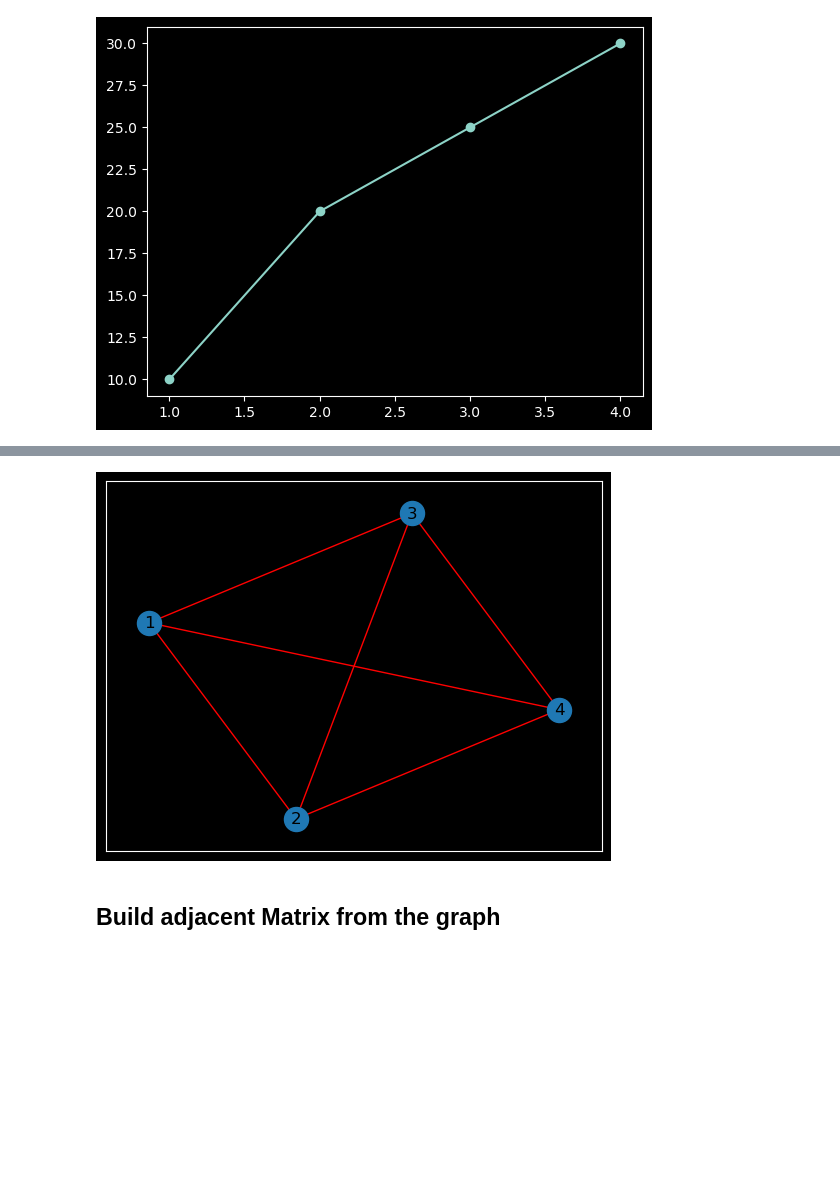
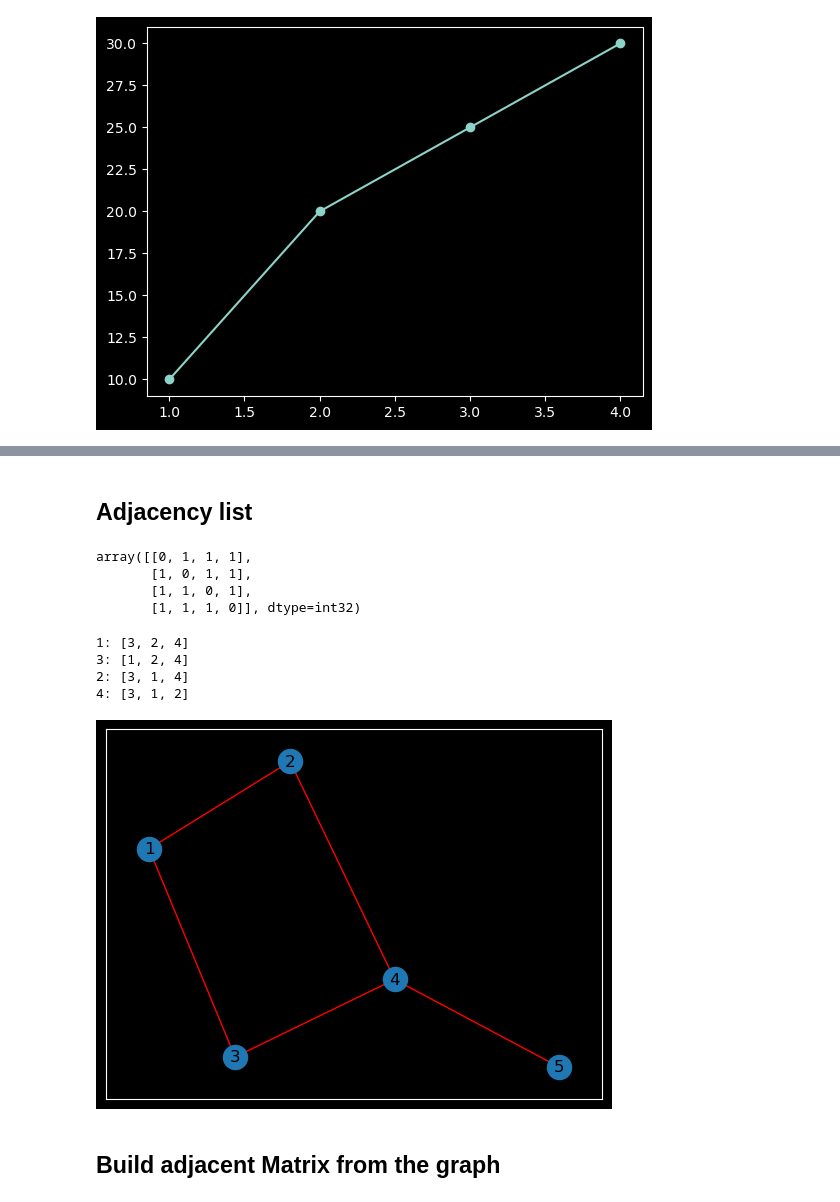
Before and after one commit to francoisbonnard/Math, a Jupyter notebook: networkx.ipynb, the cells around one changed output, grey strips where cells are left out. Saved outputs shown, nothing was run; the diff lists cells and outputs as text; code cells hidden in the pictures; blank space fills up the shorter version.

Commit message:
adjacency list

```diff
--- a/networkx.ipynb
+++ b/networkx.ipynb
@@ -31,10 +33,54 @@ plt.show()
-# %%
-# nx.draw_networkx(G, pos=nx.spring_layout(G, 25),  alpha=1, with_labels=False, node_size=100, node_color="green",font_color='white', node_color='skyblue', edge_color='red')
-nx.draw_networkx(G,edge_color='red')
-
-plt.show()
-# %% [output]
-[figure, removed]
+# %% [markdown]
+## Adjacency list
+# %%
+mylist=['adamic_adar_index',
+ 'add_cycle',
+ 'add_path',
+ 'add_star',
+ 'adjacency',
+ 'adjacency_data',
+ 'adjacency_graph',
+ 'adjacency_matrix',
+ 'adjacency_spectrum',
+ 'adjlist']
+G= nx.Graph(L2)
+A = nx.adjacency_matrix(G)
+A.toarray()
+# %% [output]
+array([[0, 1, 1, 1],
+       [1, 0, 1, 1],
+       [1, 1, 0, 1],
+       [1, 1, 1, 0]], dtype=int32)
+# %%
+# Get the adjacency list
+adjacency_list = nx.to_dict_of_lists(G)
+
+# Print the adjacency list
+for node, neighbors in adjacency_list.items():
+    print(f"{node}: {neighbors}")
+# %% [output]
+1: [3, 2, 4]
+3: [1, 2, 4]
+2: [3, 1, 4]
+4: [3, 1, 2]
+# %%
+# Your adjacency list
+adjacency_list = {
+    1: [2, 3],
+    2: [1, 4],
+    3: [1, 4],
+    4: [2, 3, 5],
+    5: [4]
+}
+
+# Create a graph from the adjacency list
+G = nx.from_dict_of_lists(adjacency_list)
+
+# Optionally, draw the graph to visualize it
+nx.draw_networkx(G,edge_color='red')
+plt.show()
+# %% [output]
+[figure, added]
 # %% [markdown]
 ## Build adjacent Matrix from the graph
 # %%
```
Also changed, not shown: parts of 7 cells of this notebook.
